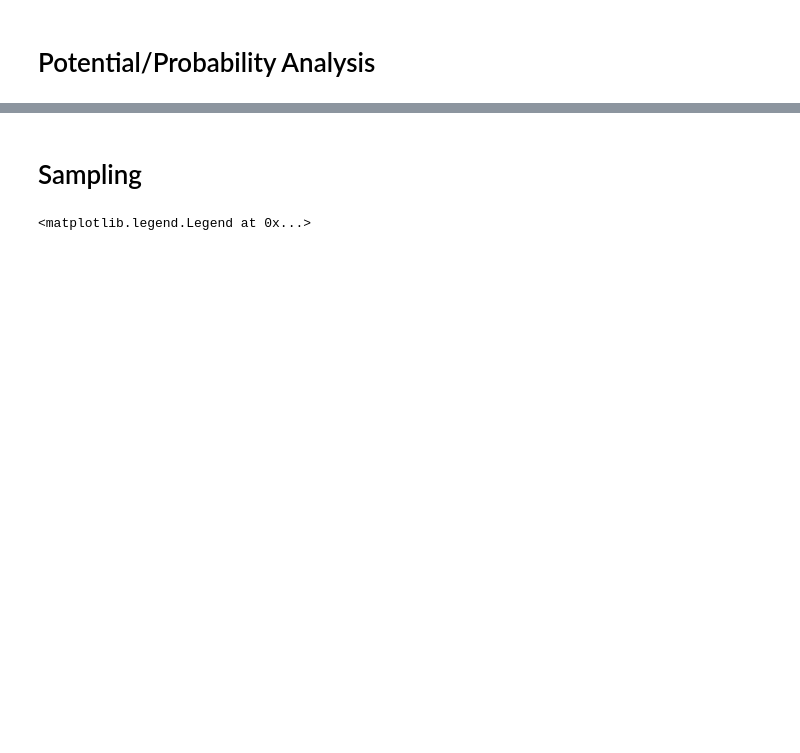
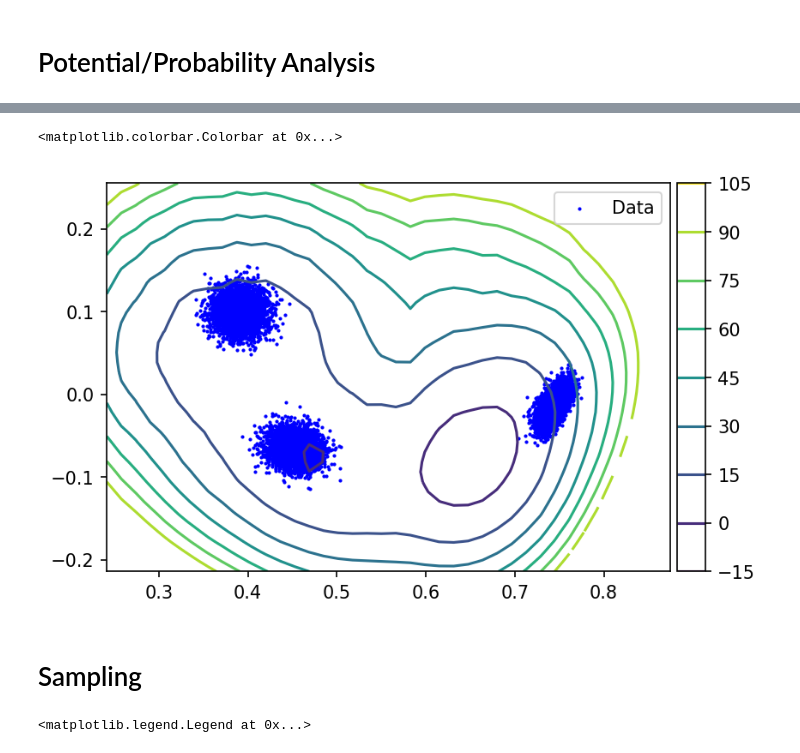
Before and after one commit to nbereux/TMCRBM, a Jupyter notebook: notebook/sample_2d3c.ipynb, the cells around one changed output, grey strips where cells are left out. Saved outputs shown, nothing was run; the diff lists cells and outputs as text; code cells hidden in the pictures; blank space fills up the shorter version.

```diff
--- a/notebook/sample_2d3c.ipynb
+++ b/notebook/sample_2d3c.ipynb
@@ -85,3 +68,16 @@ ax.legend();
+# %%
+
+fig, ax = plt.subplots(dpi=150)
+divider = make_axes_locatable(ax)
+ax.scatter(proj_data[:, direction[0]], proj_data[:, direction[1]], c='b', s=1
+           , label='Data') # Plot the data
+proba_cont = ax.contour(w_hat_b[0], w_hat_b[1], -torch.log(p_m).cpu().numpy(), label=r'$\Omega(\hat{m})$') # Plot the contour of the probability
+ax.legend()
+cax = divider.append_axes('right', size='5%', pad=0.05)
+fig.colorbar(proba_cont, cax=cax, orientation='vertical')
+# %% [output]
+<matplotlib.colorbar.Colorbar at 0x...>
+[figure, added]
 # %% [markdown]
 # Sampling
 # %%
```
Also changed, not shown: parts of 11 cells of this notebook, 4 other files.
